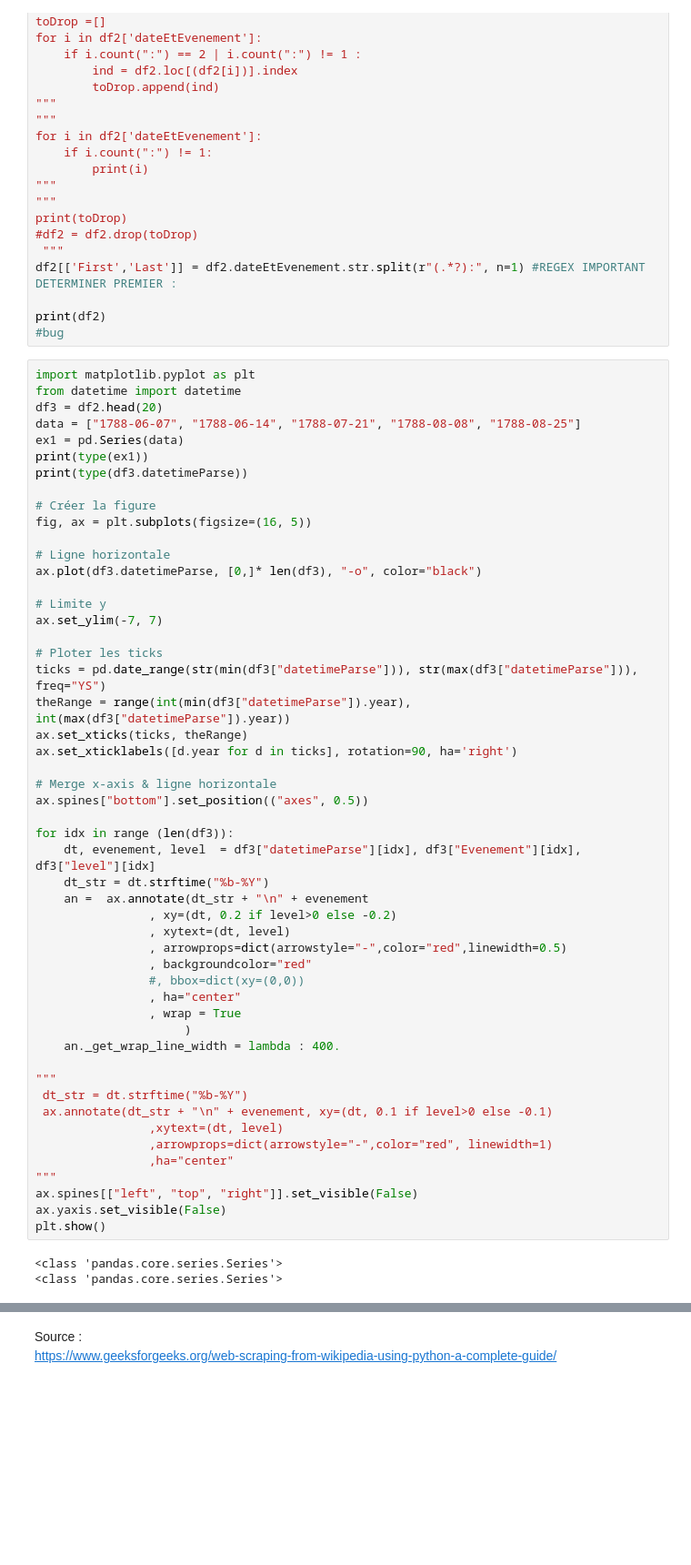
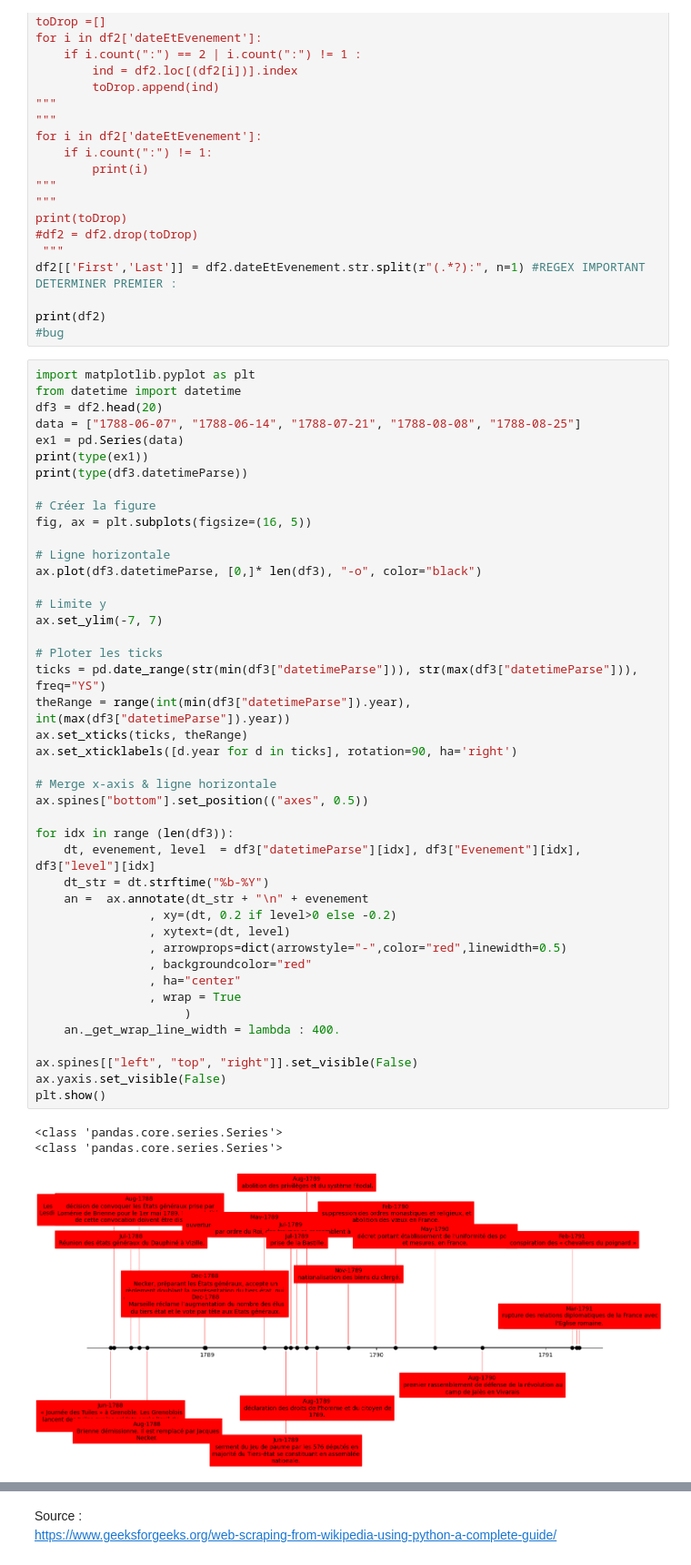
Before and after one commit to GUIAT/Frise-Chronologique-Revolution-Francaise, a Jupyter notebook: Frise Chronologique Revolution Francaise - 20240908.ipynb, the cells around one changed output, grey strips where cells are left out. Shown at 91% size. Saved outputs shown, nothing was run; the diff lists cells and outputs as text; blank space fills up the shorter version.

```diff
--- a/Frise Chronologique Revolution Francaise - 20240908.ipynb
+++ b/Frise Chronologique Revolution Francaise - 20240908.ipynb
@@ -236,41 +236,34 @@ ax.plot(df3.datetimeParse, [0,]* len(df3), "-o", color="black")
 ax.set_ylim(-7, 7)
 
 # Ploter les ticks
 ticks = pd.date_range(str(min(df3["datetimeParse"])), str(max(df3["datetimeParse"])), freq="YS")
 theRange = range(int(min(df3["datetimeParse"]).year), int(max(df3["datetimeParse"]).year))
 ax.set_xticks(ticks, theRange)
 ax.set_xticklabels([d.year for d in ticks], rotation=90, ha='right')
 
 # Merge x-axis & ligne horizontale
 ax.spines["bottom"].set_position(("axes", 0.5))
 
 for idx in range (len(df3)):
     dt, evenement, level  = df3["datetimeParse"][idx], df3["Evenement"][idx], df3["level"][idx]
     dt_str = dt.strftime("%b-%Y")
     an =  ax.annotate(dt_str + "\n" + evenement
                 , xy=(dt, 0.2 if level>0 else -0.2)
                 , xytext=(dt, level)
                 , arrowprops=dict(arrowstyle="-",color="red",linewidth=0.5)
                 , backgroundcolor="red"
-                #, bbox=dict(xy=(0,0))
                 , ha="center"
                 , wrap = True
                      )
     an._get_wrap_line_width = lambda : 400.
 
-"""
- dt_str = dt.strftime("%b-%Y")
- ax.annotate(dt_str + "\n" + evenement, xy=(dt, 0.1 if level>0 else -0.1)
-                ,xytext=(dt, level)
-                ,arrowprops=dict(arrowstyle="-",color="red", linewidth=1)
-                ,ha="center"
-"""
 ax.spines[["left", "top", "right"]].set_visible(False)
 ax.yaxis.set_visible(False)
 plt.show()
 # %% [output]
 <class 'pandas.core.series.Series'>
 <class 'pandas.core.series.Series'>
+[figure, added]
 # %%
 import matplotlib.pyplot as plt
 
```
